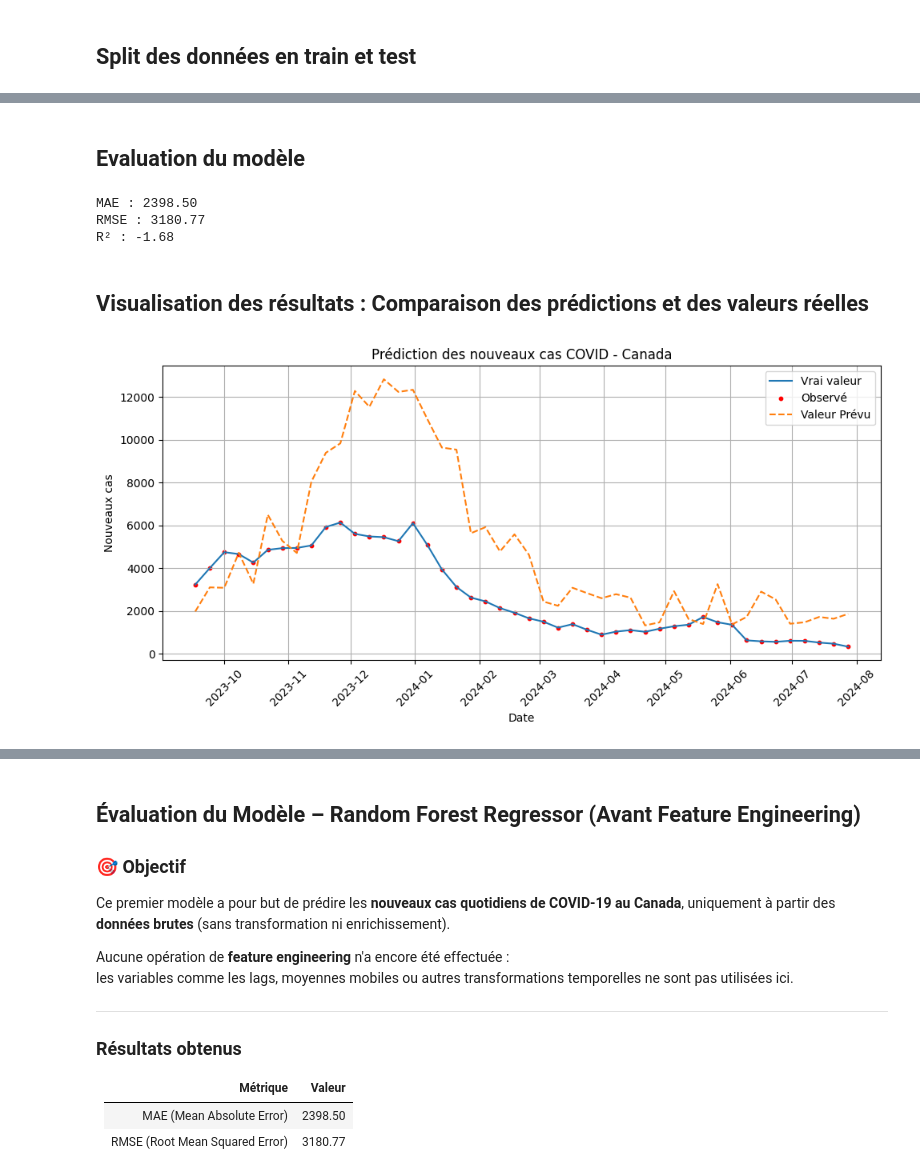
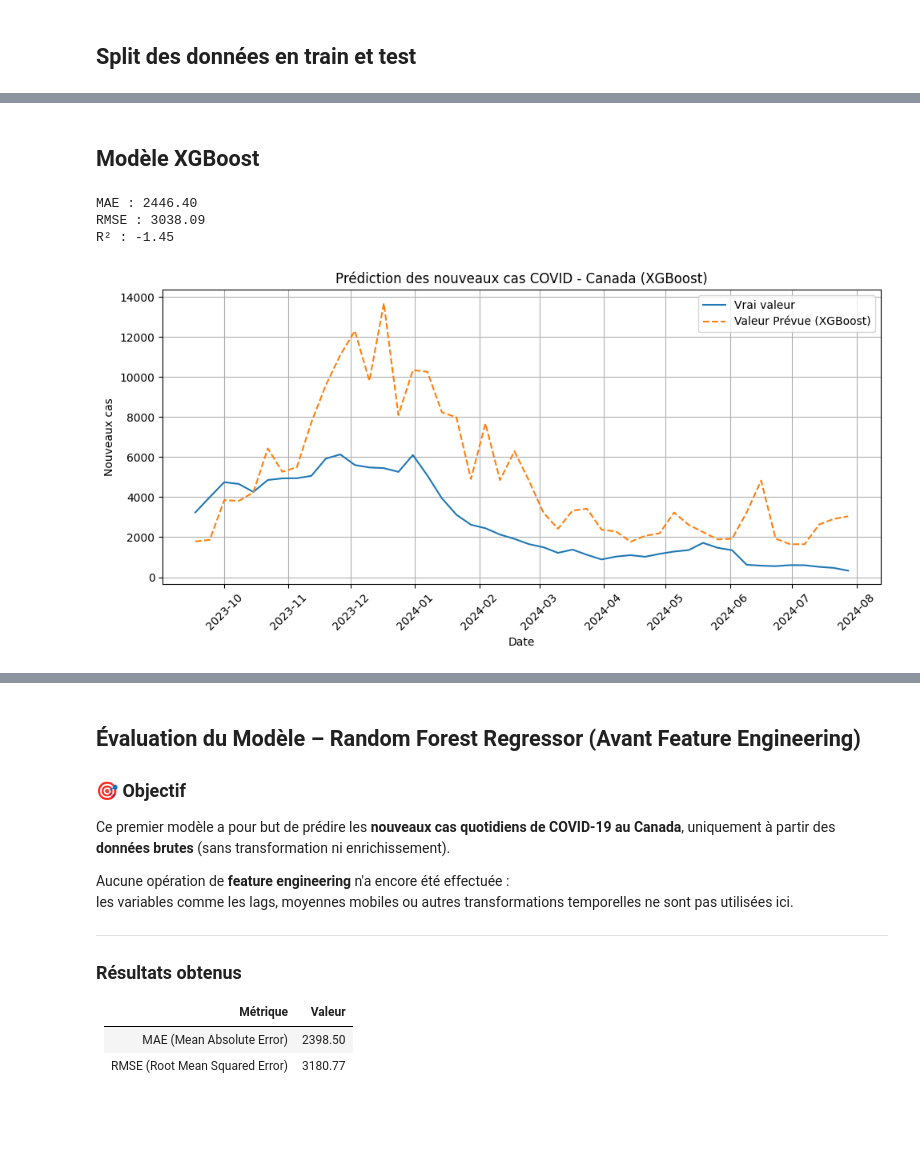
Before and after one commit to DJOUMESSI2004/mspr2, a Jupyter notebook: ml/notebook/exploration_canada.ipynb, the cells around one changed output, grey strips where cells are left out. Saved outputs shown, nothing was run; the diff lists cells and outputs as text; code cells hidden in the pictures; blank space fills up the shorter version.

Commit message:
fix models

```diff
--- a/ml/notebook/exploration_canada.ipynb
+++ b/ml/notebook/exploration_canada.ipynb
@@ -211,7 +216,7 @@ Note: you may need to restart the kernel to use updated packages.
 # %% [markdown]
 ## Chargement des données préparées
 # %%
-df = pd.read_csv("../dataset/test_data_canada_data.csv", parse_dates=["date"])
+df = pd.read_csv("../dataset/test_data_canada.csv", parse_dates=["date"])
 
 # Séparation des variables utile pour l'entraînement
 features = [
@@ -239,31 +273,34 @@ y_pred = model.predict(X_test)
-# %% [markdown]
-## Evaluation du modèle
-# %%
-mae = mean_absolute_error(y_test, y_pred)
-rmse = np.sqrt(mean_squared_error(y_test, y_pred))
-r2 = r2_score(y_test, y_pred)
-
-print(f"MAE : {mae:.2f}")
-print(f"RMSE : {rmse:.2f}")
-print(f"R² : {r2:.2f}")
-# %% [output]
-MAE : 2398.50
-RMSE : 3180.77
-R² : -1.68
-# %% [markdown]
-## Visualisation des résultats : Comparaison des prédictions et des valeurs réelles
-# %%
-plt.figure(figsize=(10, 5))
-plt.plot(df["date"].iloc[split_idx:], y_test, label="Vrai valeur")
-plt.scatter(df["date"].iloc[split_idx:], y_test, color='red', label="Observé", s=10)
-plt.plot(df["date"].iloc[split_idx:], y_pred, label="Valeur Prévu", linestyle="--")
-plt.title("Prédiction des nouveaux cas COVID - Canada")
-plt.xticks(rotation=45)
-plt.xlabel("Date")
-plt.ylabel("Nouveaux cas")
-plt.legend()
-plt.grid()
-plt.tight_layout()
-plt.show()
-# %% [output]
-[figure, removed]
+# %% [markdown]
+## Modèle XGBoost
+# %%
+# Entraînement XGBoost
+model = XGBRegressor(n_estimators=100, learning_rate=0.1, max_depth=5, random_state=42)
+model.fit(X_train, y_train)
+
+# Prédiction
+y_pred = model.predict(X_test)
+mae = mean_absolute_error(y_test, y_pred)
+rmse = np.sqrt(mean_squared_error(y_test, y_pred))
+r2 = r2_score(y_test, y_pred)
+
+print(f"MAE : {mae:.2f}")
+print(f"RMSE : {rmse:.2f}")
+print(f"R² : {r2:.2f}")
+
+# Affichage graphique
+plt.figure(figsize=(10, 5))
+plt.plot(df["date"].iloc[split_idx:], y_test, label="Vrai valeur")
+plt.plot(df["date"].iloc[split_idx:], y_pred, label="Valeur Prévue (XGBoost)", linestyle="--")
+plt.title("Prédiction des nouveaux cas COVID - Canada (XGBoost)")
+plt.xticks(rotation=45)
+plt.xlabel("Date")
+plt.ylabel("Nouveaux cas")
+plt.legend()
+plt.grid()
+plt.tight_layout()
+plt.show()
+# %% [output]
+MAE : 2446.40
+RMSE : 3038.09
+R² : -1.45
+[figure, added]
```
Also changed, not shown: parts of 13 cells of this notebook.
